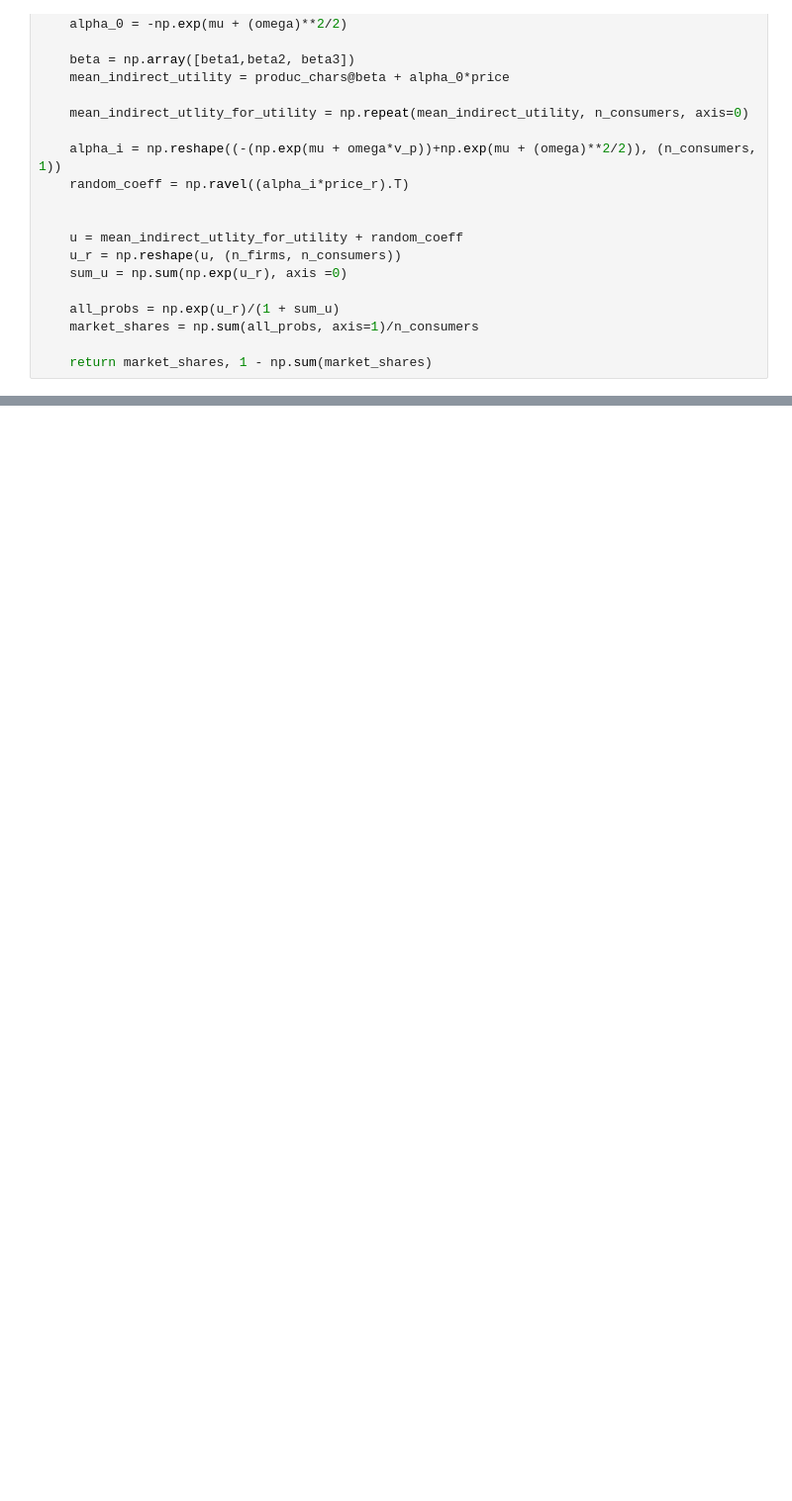
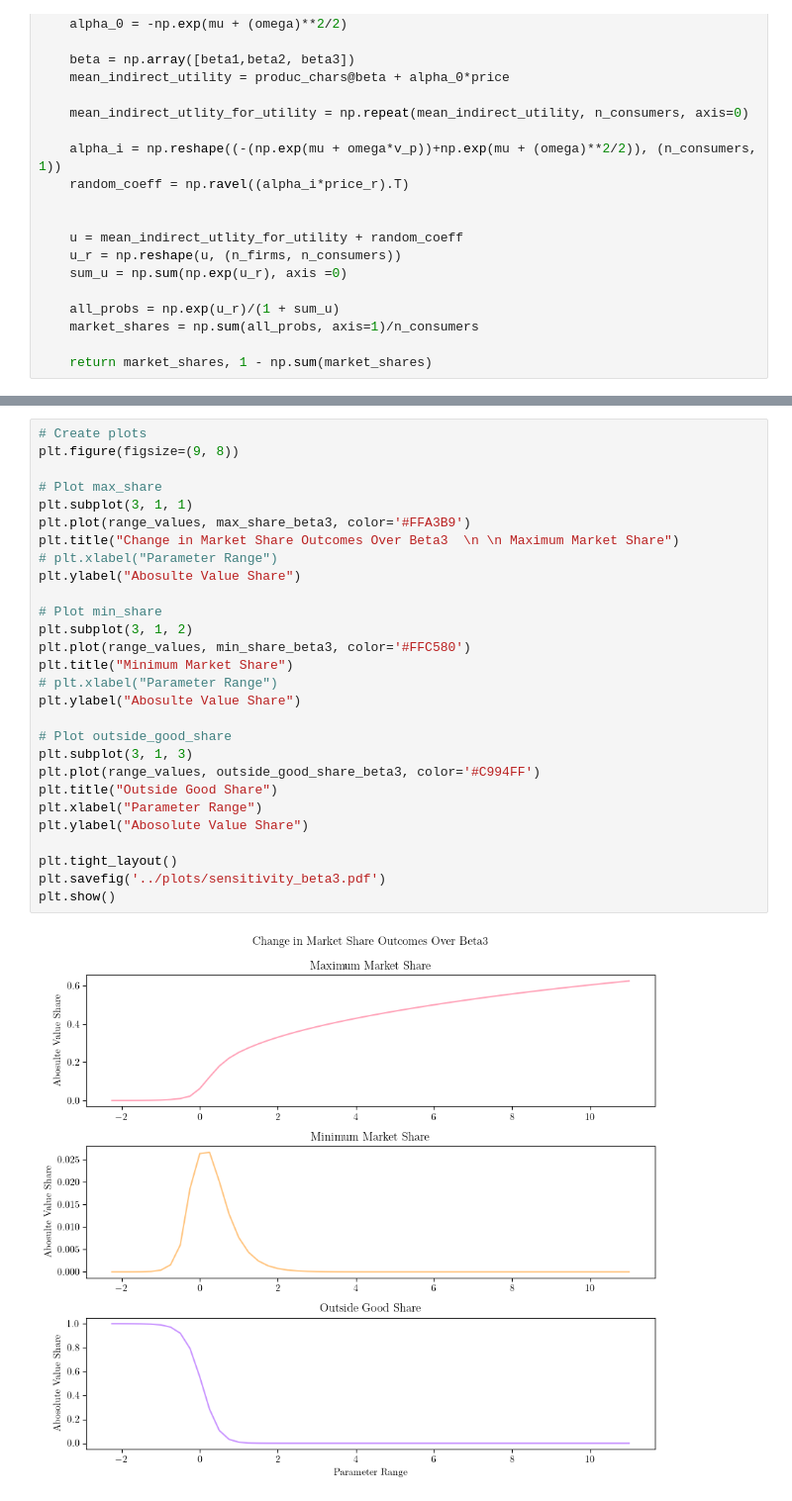
Before and after one commit to anuscabc/markdown_estimation, a Jupyter notebook: integrated_market_model/share_check.ipynb, the cells around one changed output, grey strips where cells are left out. Shown at 99% size. Saved outputs shown, nothing was run; the diff lists cells and outputs as text; blank space fills up the shorter version.

```diff
--- a/integrated_market_model/share_check.ipynb
+++ b/integrated_market_model/share_check.ipynb
@@ -123,0 +161,30 @@ plt.show()
+# %%
+# Create plots
+plt.figure(figsize=(9, 8))
+
+# Plot max_share
+plt.subplot(3, 1, 1)
+plt.plot(range_values, max_share_beta3, color='#FFA3B9')
+plt.title("Change in Market Share Outcomes Over Beta3  \n \n Maximum Market Share")
+# plt.xlabel("Parameter Range")
+plt.ylabel("Abosulte Value Share")
+
+# Plot min_share
+plt.subplot(3, 1, 2)
+plt.plot(range_values, min_share_beta3, color='#FFC580')
+plt.title("Minimum Market Share")
+# plt.xlabel("Parameter Range")
+plt.ylabel("Abosulte Value Share")
+
+# Plot outside_good_share
+plt.subplot(3, 1, 3)
+plt.plot(range_values, outside_good_share_beta3, color='#C994FF')
+plt.title("Outside Good Share")
+plt.xlabel("Parameter Range")
+plt.ylabel("Abosolute Value Share")
+
+plt.tight_layout()
+plt.savefig('../plots/sensitivity_beta3.pdf')
+plt.show()
+# %% [output]
+[figure, added]
```
Also changed, not shown: parts of 4 cells of this notebook, 15 other files.
